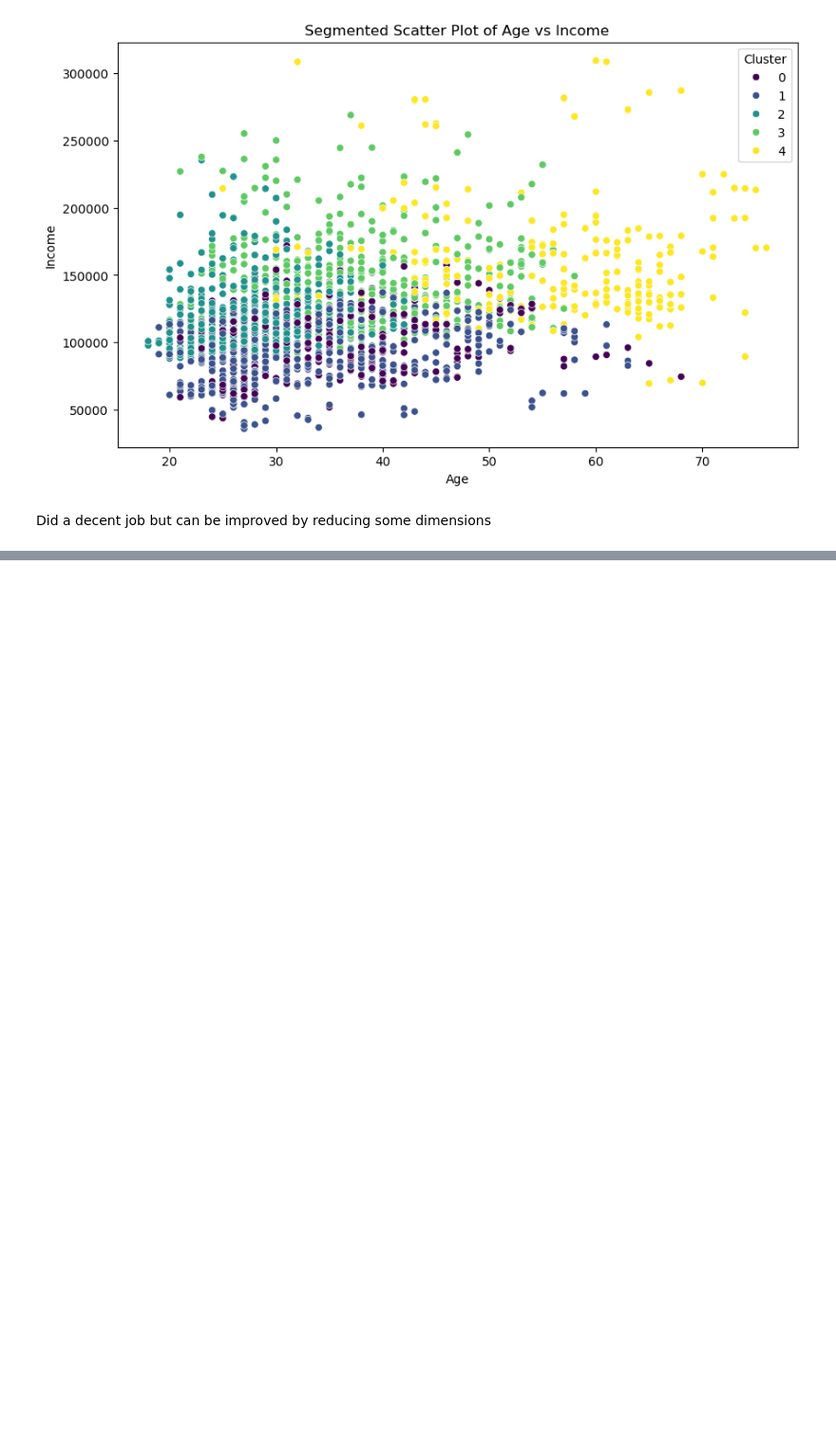
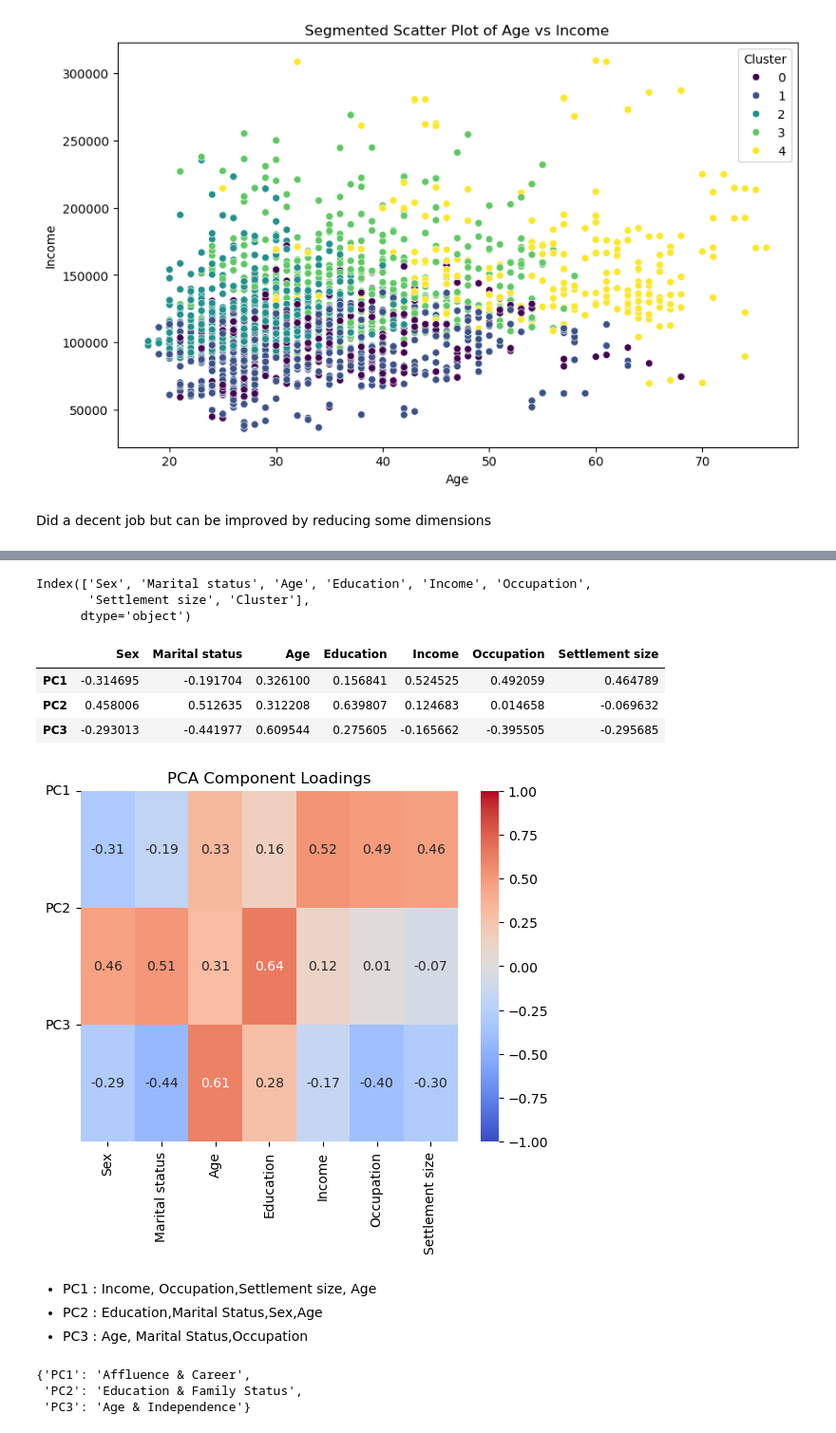
Before and after one commit to satwikboina111/CustomerAnalytics, a Jupyter notebook: Notebooks/Customer_Segmentation.ipynb, the cells around one changed output, grey strips where cells are left out. Shown at 95% size. Cells and saved outputs as stored; diff of their text form; code cells hidden in the pictures; blank space fills up the shorter version.

```diff
--- a/Notebooks/Customer_Segmentation.ipynb
+++ b/Notebooks/Customer_Segmentation.ipynb
@@ -206,0 +267,48 @@ Did a decent job but can be improved by reducing some dimensions
+# %%
+df_segmented.columns
+# %% [output]
+Index(['Sex', 'Marital status', 'Age', 'Education', 'Income', 'Occupation',
+       'Settlement size', 'Cluster'],
+      dtype='object')
+# %%
+pca = PCA(n_components=3)
+pca_model = pca.fit(data)
+df_pca_comp = pd.DataFrame(pca_model.components_,columns = df_segmented.columns.values[:-1],index = [f"PC{i}" for i in range(1,4)])
+
+df_pca_comp
+# %% [output]
+|  | Sex | Marital status | Age | Education | Income | Occupation | Settlement size |
+| PC1 | -0.314695 | -0.191704 | 0.326100 | 0.156841 | 0.524525 | 0.492059 | 0.464789 |
+| PC2 | 0.458006 | 0.512635 | 0.312208 | 0.639807 | 0.124683 | 0.014658 | -0.069632 |
+| PC3 | -0.293013 | -0.441977 | 0.609544 | 0.275605 | -0.165662 | -0.395505 | -0.295685 |
+# %%
+import seaborn as sns
+import matplotlib.pyplot as plt
+
+sns.heatmap(df_pca_comp, vmin=-1,vmax=1,annot=True, cmap='coolwarm', fmt=".2f")
+plt.yticks([0,1,2], [f"PC{i}" for i in range(1,4)], rotation=0)
+plt.title("PCA Component Loadings")
+plt.show()
+# %% [output]
+[figure, added]
+# %% [markdown]
+- PC1 : Income, Occupation,Settlement size, Age
+- PC2 : Education,Marital Status,Sex,Age
+- PC3 : Age, Marital Status,Occupation
+# %%
+# Based on the loadings in df_pca_comp, we can assign representative names:
+# PC1: High positive loadings on Income, Occupation, Settlement size, Age
+# PC2: High positive loadings on Education, Marital status, Sex, Age
+# PC3: High positive loading on Age, negative on Marital status, Occupation
+
+pca_component_names = {
+    "PC1": "Affluence & Career",
+    "PC2": "Education & Family Status",
+    "PC3": "Age & Independence"
+}
+
+pca_component_names
+# %% [output]
+{'PC1': 'Affluence & Career',
+ 'PC2': 'Education & Family Status',
+ 'PC3': 'Age & Independence'}
```
Also changed, not shown: parts of 28 cells of this notebook, 2 other files.
